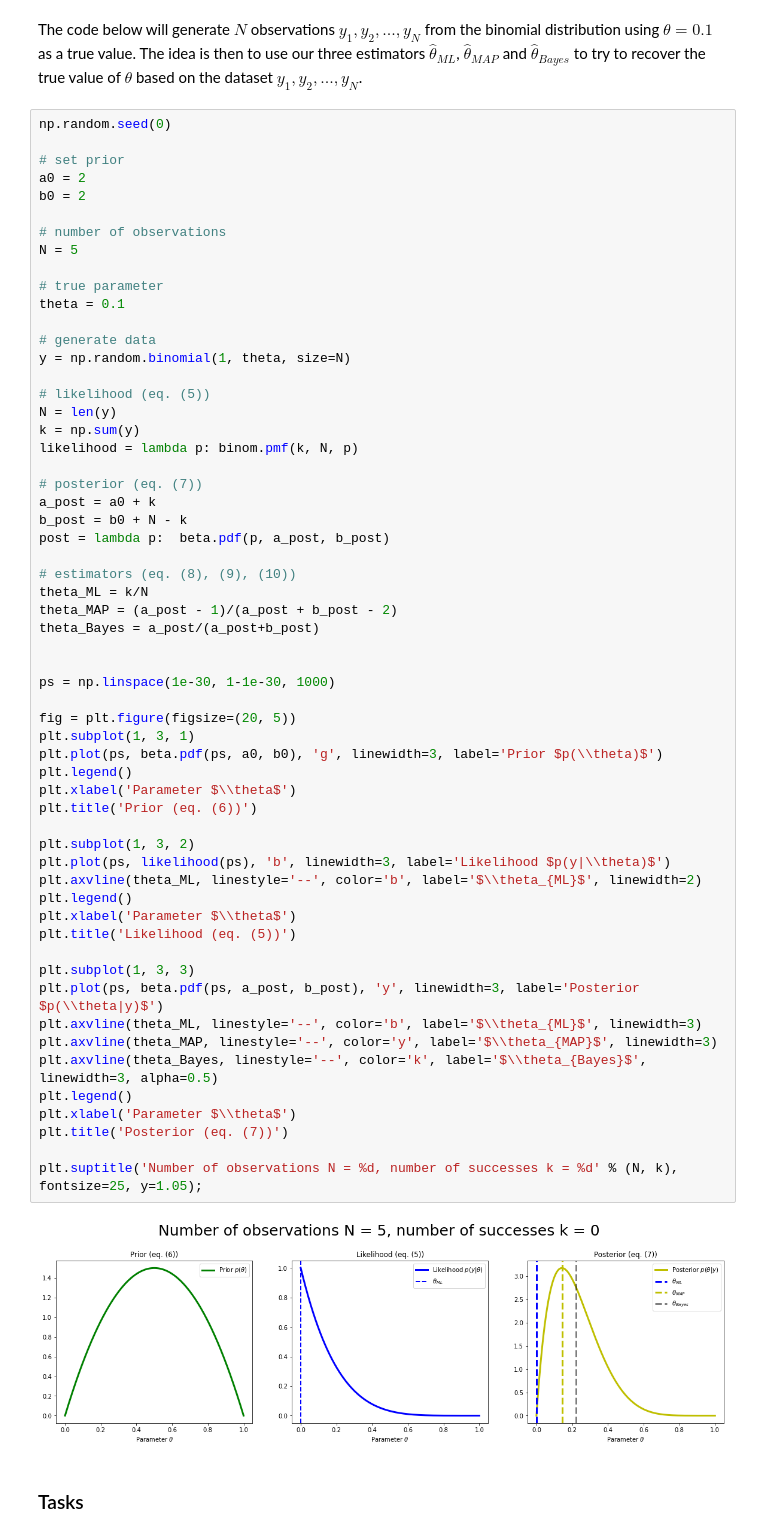
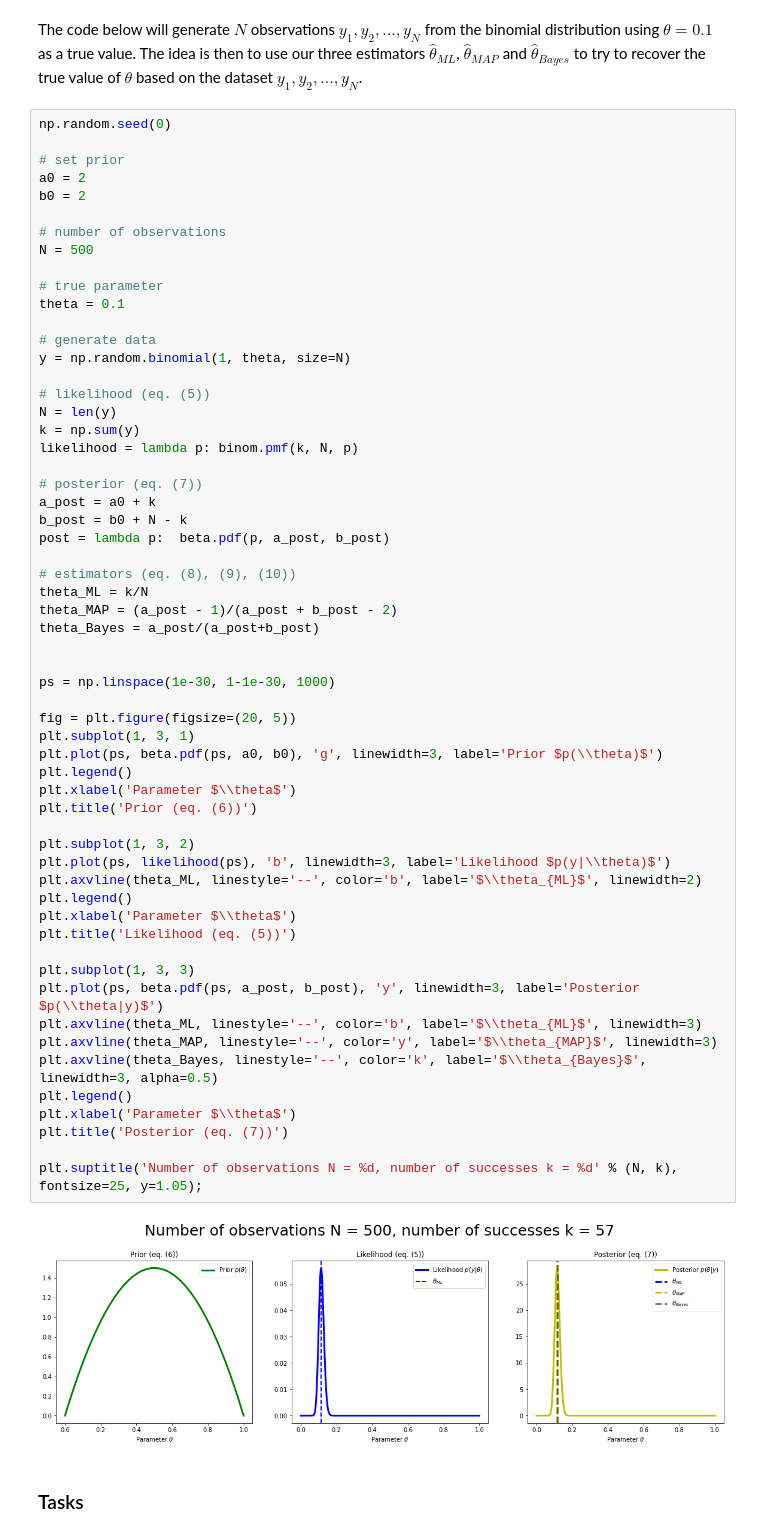
Before and after one commit to PBonvang/DTU02462-exercises, a Jupyter notebook: week4/Week4- Models and inference.ipynb, the cells around one changed output. Drawn from its saved outputs; the diff is of its cells as text.

```diff
--- a/week4/Week4- Models and inference.ipynb
+++ b/week4/Week4- Models and inference.ipynb
@@ -184,7 +180,7 @@ a0 = 2
 b0 = 2
 
 # number of observations
-N = 5
+N = 500
 
 # true parameter
 theta = 0.1
@@ -208,34 +204,34 @@ theta_MAP = (a_post - 1)/(a_post + b_post - 2)
 theta_Bayes = a_post/(a_post+b_post)
 
 
 ps = np.linspace(1e-30, 1-1e-30, 1000)
 
 fig = plt.figure(figsize=(20, 5))
 plt.subplot(1, 3, 1)
 plt.plot(ps, beta.pdf(ps, a0, b0), 'g', linewidth=3, label='Prior $p(\\theta)$')
 plt.legend()
 plt.xlabel('Parameter $\\theta$')
 plt.title('Prior (eq. (6))')
 
 plt.subplot(1, 3, 2)
 plt.plot(ps, likelihood(ps), 'b', linewidth=3, label='Likelihood $p(y|\\theta)$')
 plt.axvline(theta_ML, linestyle='--', color='b', label='$\\theta_{ML}$', linewidth=2)
 plt.legend()
 plt.xlabel('Parameter $\\theta$')
 plt.title('Likelihood (eq. (5))')
 
 plt.subplot(1, 3, 3)
 plt.plot(ps, beta.pdf(ps, a_post, b_post), 'y', linewidth=3, label='Posterior $p(\\theta|y)$')
 plt.axvline(theta_ML, linestyle='--', color='b', label='$\\theta_{ML}$', linewidth=3)
 plt.axvline(theta_MAP, linestyle='--', color='y', label='$\\theta_{MAP}$', linewidth=3)
 plt.axvline(theta_Bayes, linestyle='--', color='k', label='$\\theta_{Bayes}$', linewidth=3, alpha=0.5)
 plt.legend()
 plt.xlabel('Parameter $\\theta$')
 plt.title('Posterior (eq. (7))')
 
 plt.suptitle('Number of observations N = %d, number of successes k = %d' % (N, k), fontsize=25, y=1.05);
 # %% [output]
-[figure, old version]
+[figure, new version]
 # %% [markdown]
 ### Tasks
 # %% [markdown]
```
Also changed, not shown: parts of 3 cells of this notebook.
